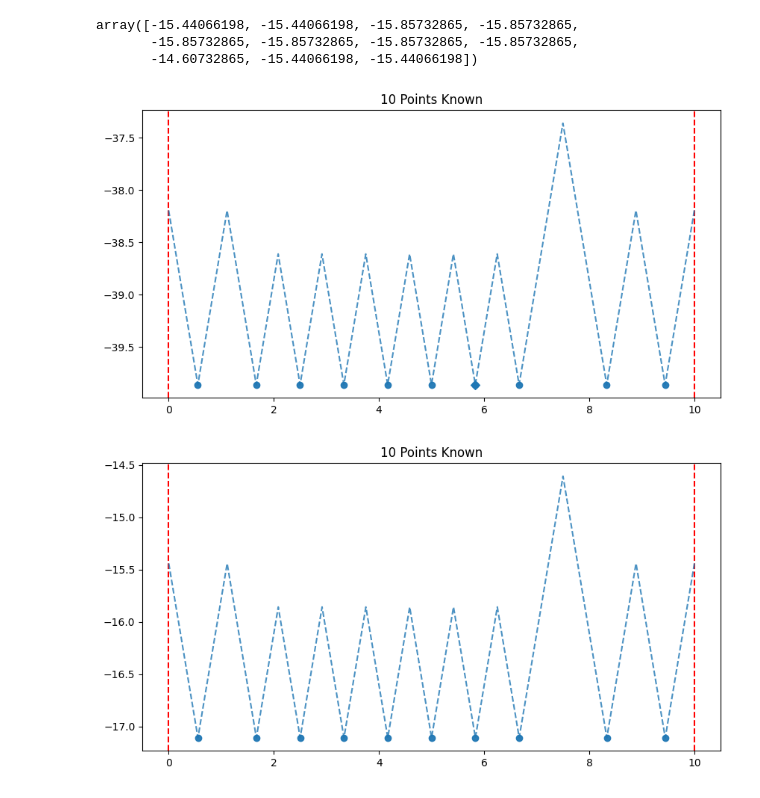
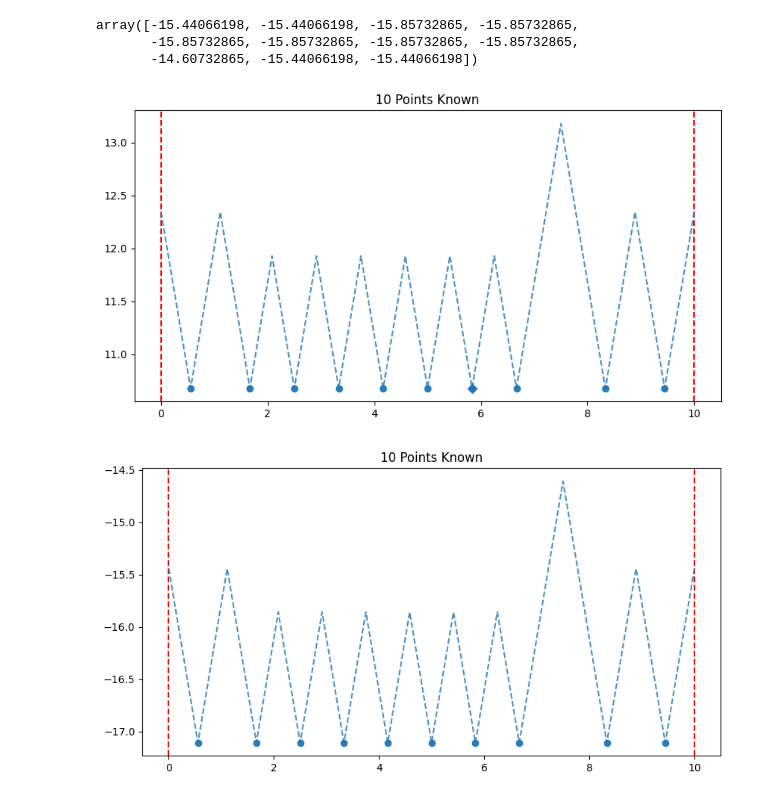
Before and after one commit to DevinGent/locating-maxima, a Jupyter notebook: tutorial.ipynb, the cells around one changed output. Saved outputs shown, nothing was run; the diff lists cells and outputs as text; code cells hidden in the pictures.

```diff
--- a/tutorial.ipynb
+++ b/tutorial.ipynb
@@ -97,9 +97,9 @@ array([-15.44066198, -15.44066198, -15.85732865, -15.85732865,
        -15.85732865, -15.85732865, -15.85732865, -15.85732865,
        -14.60732865, -15.44066198, -15.44066198])
 # %%
-approx2.display_graphs(1, last=True)
+approx2.display_graphs(1)
 # %% [output]
-[figure, old version]
+[figure, new version]
 # %%
 approx3.display_graphs(1, last=True)
 # %% [output]
```
Also changed, not shown: parts of 15 cells of this notebook, 1 other file.
